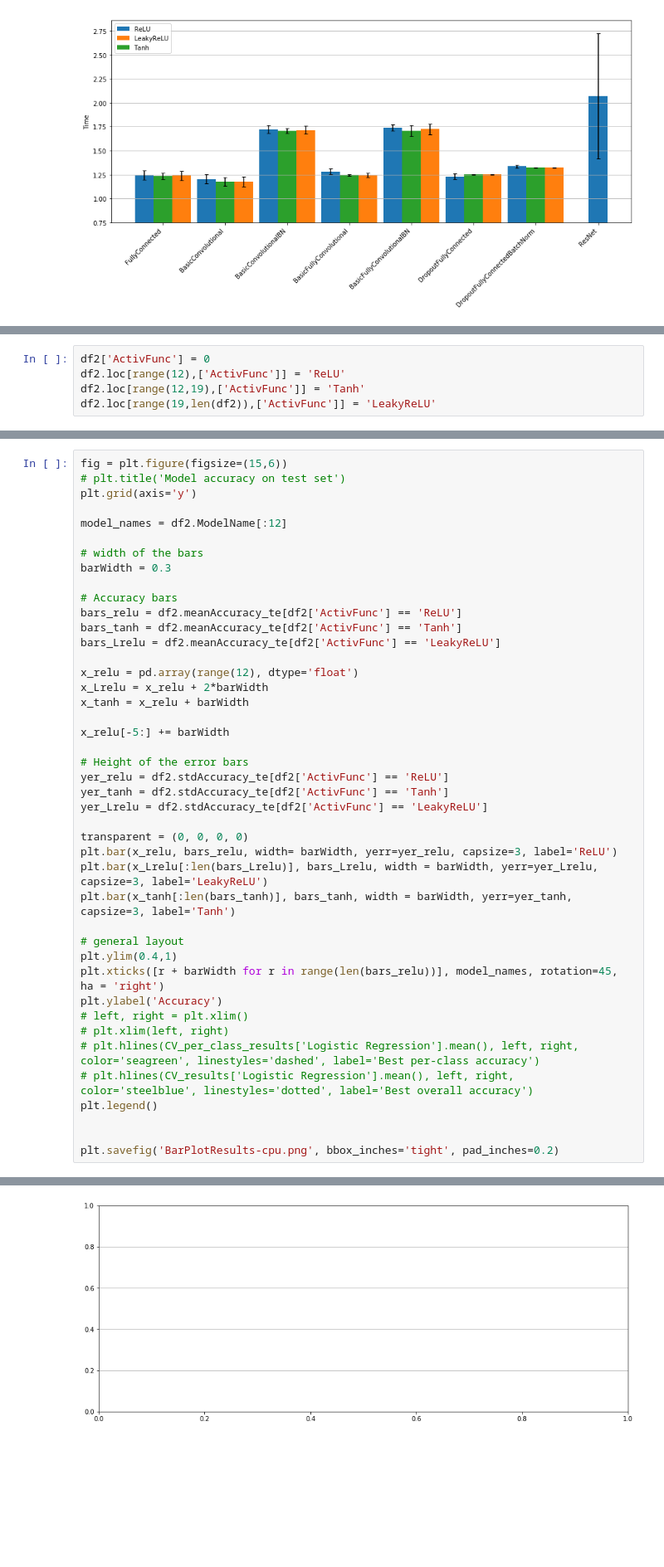
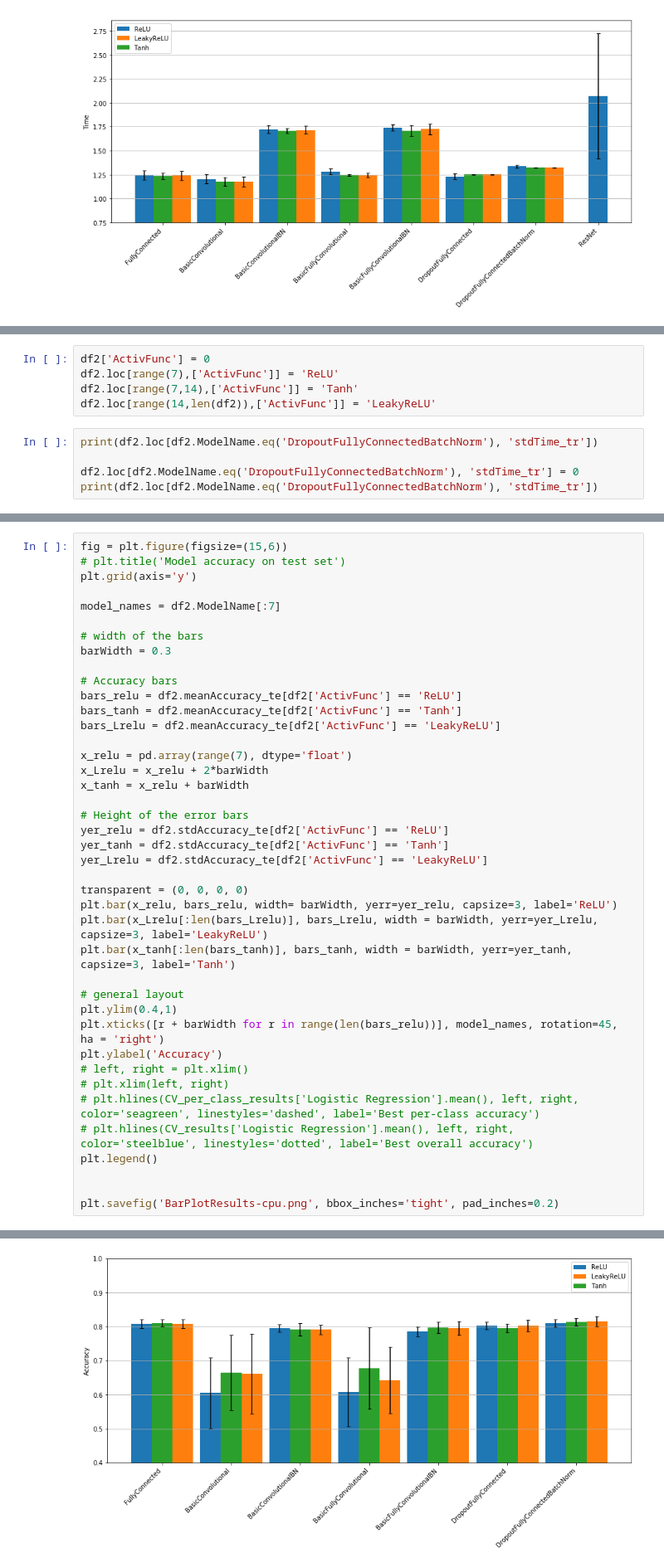
Before and after one commit to dufourc1/Deep-Learning-mini-projects, a Jupyter notebook: Proj1/plots.ipynb, the cells around one changed output, grey strips where cells are left out. Shown: that part at 83% size. Drawn from its saved outputs; the diff is of its cells as text; blank space fills up the shorter version.

Commit message:
Small plot changes

```diff
--- a/Proj1/plots.ipynb
+++ b/Proj1/plots.ipynb
@@ -172,6 +176,11 @@ Index(['ModelName', 'meanCELoss_tr', 'stdCELoss_tr', 'meanCELoss_te',
       dtype='object')
 # %%
 df2['ActivFunc'] = 0
-df2.loc[range(12),['ActivFunc']] = 'ReLU'
-df2.loc[range(12,19),['ActivFunc']] = 'Tanh'
-df2.loc[range(19,len(df2)),['ActivFunc']] = 'LeakyReLU'
+df2.loc[range(7),['ActivFunc']] = 'ReLU'
+df2.loc[range(7,14),['ActivFunc']] = 'Tanh'
+df2.loc[range(14,len(df2)),['ActivFunc']] = 'LeakyReLU'
+# %%
+print(df2.loc[df2.ModelName.eq('DropoutFullyConnectedBatchNorm'), 'stdTime_tr'])
+
+df2.loc[df2.ModelName.eq('DropoutFullyConnectedBatchNorm'), 'stdTime_tr'] = 0
+print(df2.loc[df2.ModelName.eq('DropoutFullyConnectedBatchNorm'), 'stdTime_tr'])
@@ -200,7 +214,7 @@ fig = plt.figure(figsize=(15,6))
 # plt.title('Model accuracy on test set')
 plt.grid(axis='y')
 
-model_names = df2.ModelName[:12]
+model_names = df2.ModelName[:7]
 
 # width of the bars
 barWidth = 0.3
@@ -210,11 +224,9 @@ bars_relu = df2.meanAccuracy_te[df2['ActivFunc'] == 'ReLU']
 bars_tanh = df2.meanAccuracy_te[df2['ActivFunc'] == 'Tanh']
 bars_Lrelu = df2.meanAccuracy_te[df2['ActivFunc'] == 'LeakyReLU']
 
-x_relu = pd.array(range(12), dtype='float')
+x_relu = pd.array(range(7), dtype='float')
 x_Lrelu = x_relu + 2*barWidth
 x_tanh = x_relu + barWidth
-
-x_relu[-5:] += barWidth
 
 # Height of the error bars
 yer_relu = df2.stdAccuracy_te[df2['ActivFunc'] == 'ReLU']
@@ -243,3 +254,3 @@ AttributeError: 'DataFrame' object has no attribute 'stdAccuracy_te'
-[figure, old version]
+[figure, new version]
 # %%
 fig = plt.figure(figsize=(15,6))
```
Also changed, not shown: parts of 8 cells of this notebook, 2 other files.
